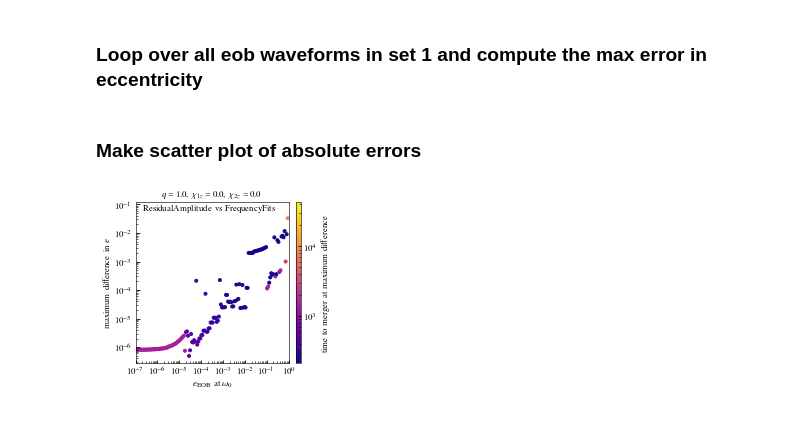
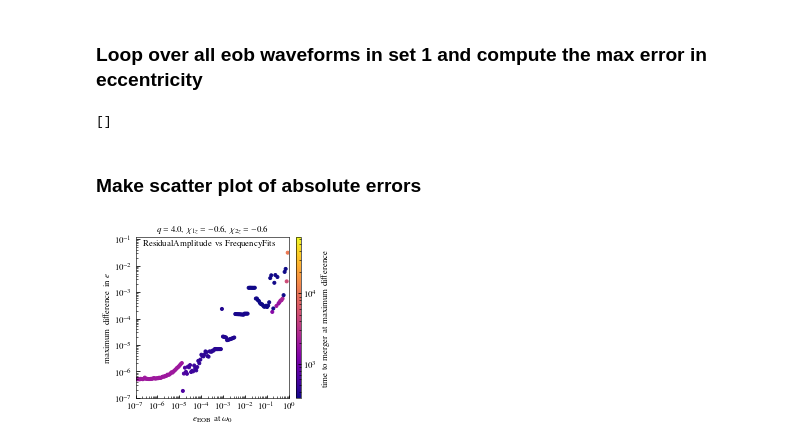
Before and after one commit to vijayvarma392/gw_eccentricity, a Jupyter notebook: notebook/compare_methods.ipynb, the cells around one changed output. Drawn from its saved outputs; the diff is of its cells as text; code cells hidden in the pictures.

```diff
--- a/notebook/compare_methods.ipynb
+++ b/notebook/compare_methods.ipynb
@@ -19,8 +31,6 @@ import matplotlib.pyplot as plt
 # %%
-q = 1
-chi1 = 0
-chi2 = 0
-eob_waveforms_set1 = sorted(glob.glob(f"../data/ecc_waveforms/Non-Precessing/EOB/EccTest_q{q:.2f}_chi1z{chi1:.2f}_chi2z{chi2:.2f}_*_Momega00.010_meanAno1.571.h5"))
+q, chi1, chi2 = available_param_sets[param_set]
+eob_waveforms = sorted(glob.glob(f"../data/ecc_waveforms/Non-Precessing/EOB/EccTest_q{q:.2f}_chi1z{chi1:.2f}_chi2z{chi2:.2f}_*_Momega00.010_meanAno1.571.h5"))
 # %%
 def compute_errors(method1, method2, waveform_path, zeroecc_waveform_path):
     waveform_keywords = {
@@ -41,10 +51,10 @@ def compute_errors(method1, method2, waveform_path, zeroecc_waveform_path):
         method=method2,
         return_gwecc_object=True,
         extra_kwargs={"debug": False})
-    t, ecc_errors, mean_ano_errors = compute_errors_between_methods(gwecc_obj1, gwecc_obj2)
+    t, ecc_errors, mean_ano_errors = compute_errors_between_methods(gwecc_obj1, gwecc_obj2)[:3]
 
     return t, ecc_errors, mean_ano_errors, gwecc_obj1, gwecc_obj2
 # %%
-zeroecc_path_set1 = f"../data/ecc_waveforms/Non-Precessing/EOB/EccTest_q{q:.2f}_chi1z{chi1:.2f}_chi2z{chi2:.2f}_EOBecc0.0000000000_Momega00.002_meanAno1.571.h5"
-t, ecc_errs, mean_ano_errs, gwecc_obj1, gwecc_obj2 = compute_errors("ResidualAmplitude", "FrequencyFits", eob_waveforms_set1[140], zeroecc_path_set1)
+zeroecc_path = f"../data/ecc_waveforms/Non-Precessing/EOB/EccTest_q{q:.2f}_chi1z{chi1:.2f}_chi2z{chi2:.2f}_EOBecc0.0000000000_Momega00.002_meanAno1.571.h5"
+t, ecc_errs, mean_ano_errs, gwecc_obj1, gwecc_obj2 = compute_errors("ResidualAmplitude", "FrequencyFits", eob_waveforms[140], zeroecc_path)
 # %%
@@ -76,21 +101,27 @@ import numpy as np
 ecc_max_errs = []
 t_max_errs = []
 eccs = []
+failed_cases = []
+failed_eccs = []
 zeroecc_path_set1 = "../data/ecc_waveforms/Non-Precessing/EOB/EccTest_q1.00_chi1z0.00_chi2z0.00_EOBecc0.0000000000_Momega00.002_meanAno1.571.h5"
 for waveform in tqdm(eob_waveforms_set1):
     # get the ecc from waveform path string
     ecc = re.search(".\d{10}", waveform)[0]
-    eccs.append(float(ecc))
-    t, ecc_errs, mean_ano_errs, gwecc_obj1, gwecc_obj2 = compute_errors("ResidualAmplitude", "FrequencyFits", waveform, zeroecc_path_set1)
-    ecc_max_errs.append(max(np.abs(ecc_errs)))
-    t_max_errs.append(t[np.abs(ecc_errs).argmax()])
+    try:
+        t, ecc_errs, mean_ano_errs, gwecc_obj1, gwecc_obj2 = compute_errors("ResidualAmplitude", "FrequencyFits", waveform, zeroecc_path)
+        eccs.append(float(ecc))
+        ecc_max_errs.append(max(np.abs(ecc_errs)))
+        t_max_errs.append(t[np.abs(ecc_errs).argmax()])
+    except Exception:
+        failed_eccs.append(ecc)
+        failed_cases.append(waveform)
+# %%
+failed_eccs
+# %% [output]
+[]
 # %% [markdown]
 ### Make scatter plot of absolute errors
 # %%
-from gw_eccentricity.plot_settings import use_fancy_plotsettings, figWidthsOneColDict
-import matplotlib as mpl
-from matplotlib import cm
-from mpl_toolkits.axes_grid1 import make_axes_locatable
 cmap = cm.get_cmap("plasma")
 journal = "APS"
 use_fancy_plotsettings(journal=journal)
@@ -101,34 +132,33 @@ scatter = ax.scatter(eccs, ecc_max_errs, c=-np.array(t_max_errs),
                      marker=".")
 ax.set_xscale("log")
 ax.set_yscale("log")
 ax.set_xlabel(r"$e_\mathrm{EOB}$ at $\omega_0$")
 ax.set_ylabel("maximum difference in $e$")
 ax.set_title(fr"$q={q:.1f}$, $\chi_{{1z}}={chi1:.1f}$, $\chi_{{2z}}={chi2:.1f}$", ha="center")
 
 # set major ticks
 locmaj = mpl.ticker.LogLocator(base=10, numticks=20)
 ax.xaxis.set_major_locator(locmaj)
 # set minor ticks
 locmin = mpl.ticker.LogLocator(base=10.0, subs=np.arange(0.1, 1.0, 0.1),
                                numticks=20)
 ax.xaxis.set_minor_locator(locmin)
 ax.xaxis.set_minor_formatter(mpl.ticker.NullFormatter())
 
 ax.set_xlim(1e-7, 1.0)
 
 # add colorbar
-norm = mpl.colors.LogNorm(vmin=-np.array(t_max_errs).min(),
-                          vmax=-np.array(t_max_errs).max())
+norm = mpl.colors.LogNorm(-np.array(t_max_errs).max(), -np.array(t_max_errs).min())
 divider = make_axes_locatable(ax)
 cax = divider.append_axes('right', size='3%', pad=0.1)
 sm = plt.cm.ScalarMappable(cmap=cmap, norm=norm)
 cbar = fig.colorbar(sm, cax=cax, orientation='vertical')
 cbar.set_label(r"time to merger at maximum difference")
 
 # indicate methods
 ax.text(0.05, 0.99, f"{gwecc_obj1.method} vs {gwecc_obj2.method}", ha="left", va="top",
        transform=ax.transAxes)
 fig.tight_layout()
-fig.savefig(f"max_ecc_erros_{gwecc_obj1.method}_{gwecc_obj2.method}.pdf")
+fig.savefig(f"max_ecc_erros_{gwecc_obj1.method}_{gwecc_obj2.method}_paramset_{param_set}.pdf")
 # %% [output]
-[figure, old version]
+[figure, new version]
```
Also changed, not shown: parts of 6 cells of this notebook, 1 other file.
